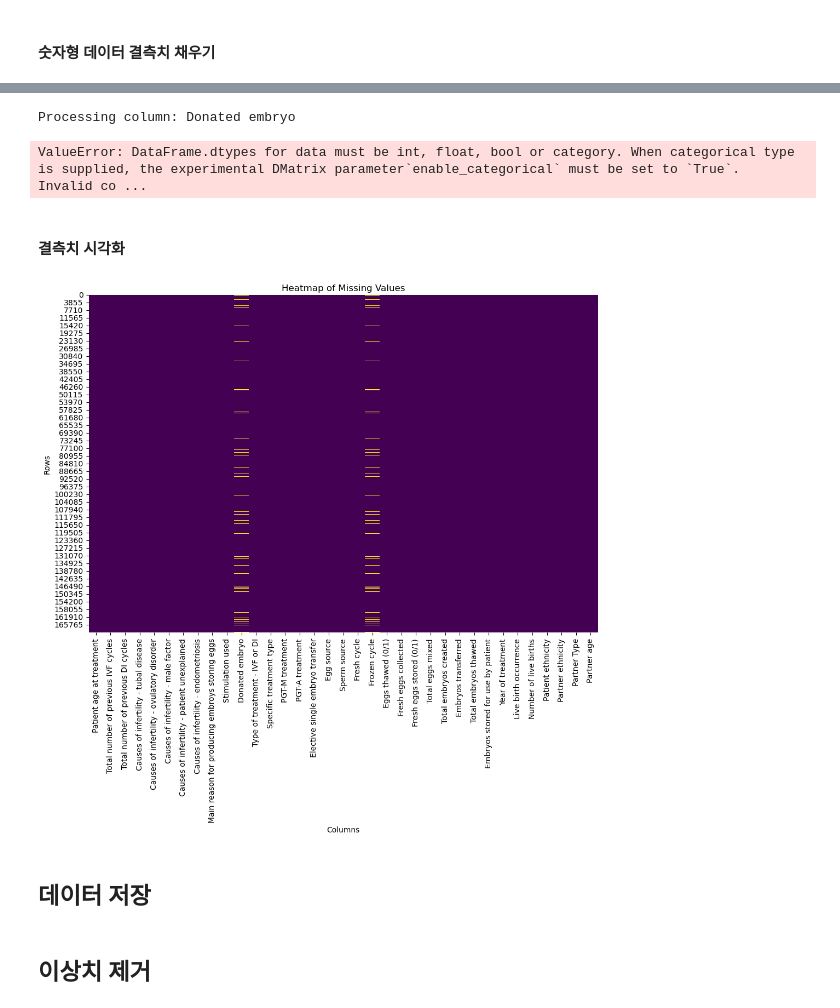
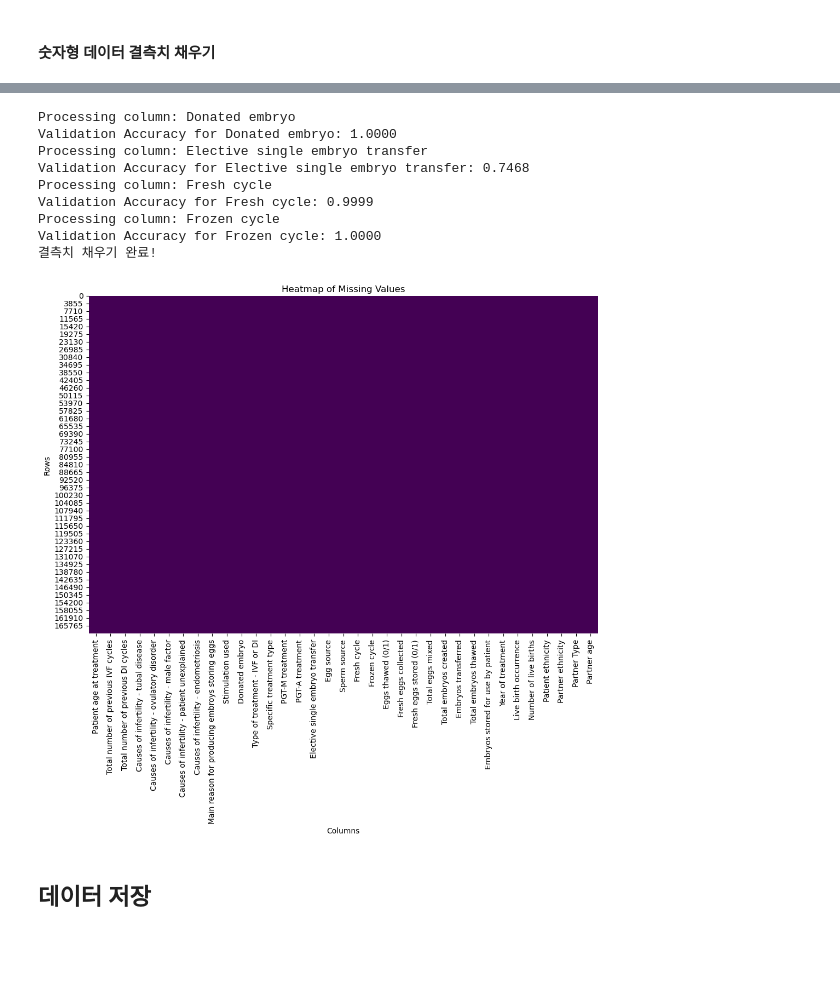
Before and after one commit to helloNarehase/LG_Aimers_2025, a Jupyter notebook: data_process.ipynb, the cells around one changed output, grey strips where cells are left out. Cells and saved outputs as stored; diff of their text form; code cells hidden in the pictures; blank space fills up the shorter version.

```diff
--- a/data_process.ipynb
+++ b/data_process.ipynb
@@ -10,7 +9,7 @@ from sklearn.preprocessing import LabelEncoder
 # %% [markdown]
 ## Data Load
 # %%
-df = pd.read_excel("C:/Users/jiwoo/Desktop/ar-2017-2018.xlsx","Anonymised register")
+df = pd.read_excel("C:/Users/jwChoi/Desktop/Data/ar-2017-2018.xlsx","Anonymised register")
 df.columns
 # %% [output]
 Index(['Patient age at treatment', 'Total number of previous IVF cycles',
@@ -184,0 +192,3 @@ plt.show()
+# %%
+median_value = df_filtered["Embryos transferred"].median() # 중앙값
+df_filtered["Embryos transferred"].fillna(median_value, inplace=True)
@@ -185,13 +263,2 @@ plt.show()
 # %% [markdown]
 #### 숫자형 데이터 결측치 채우기
-# %%
-missing_numerical_columns = df_filtered[numerical_columns].isnull().sum()
-
-# 결측치가 있는 열만 선택
-missing_cols = missing_numerical_columns[missing_numerical_columns > 0].index
-
-df_filtered[missing_cols] = df_filtered[missing_cols].astype(float)
-
-# 해당 열들의 데이터 타입 확인
-missing_data_types = df_filtered[missing_cols].dtypes
-print(missing_data_types)
@@ -210,14 +265,16 @@ See the caveats in the documentation: https://pandas.pydata.org/pandas-docs/stab
 # %%
-import numpy as np
-import pandas as pd
-from xgboost import XGBRegressor
+from xgboost import XGBClassifier
 from sklearn.model_selection import train_test_split
+from sklearn.metrics import accuracy_score
 
 # 결측치 채울 데이터프레임 복사
 df_filled = df_filtered.copy()
 
 # 각 결측치가 있는 열을 타겟으로 설정하여 XGBoost 모델 학습 및 예측
 for col in missing_cols:
+    if col == "Embryos transferred":
+        continue  # 이 변수는 따로 처리했으므로 건너뜀
+
     print(f"Processing column: {col}")
 
     # 결측치가 없는 데이터 선택 (훈련 데이터)
@@ -234,31 +291,47 @@ for col in missing_cols:
     y_train = df_train[col]  # 타겟 변수
     X_test = df_test.drop(columns=missing_cols)  # 테스트 데이터에서도 결측치가 있는 열 제외
 
+    if X_test.empty or X_train.empty:  # 방어 코드 추가
+        print(f"Skipping {col} due to empty training or test set.")
+        continue
+
     # 데이터 분할 (훈련 및 검증)
     X_train_split, X_val, y_train_split, y_val = train_test_split(X_train, y_train, test_size=0.2, random_state=42)
 
     # XGBoost 모델 학습
-    model = XGBRegressor(n_estimators=100, learning_rate=0.1, random_state=42)
-    model.fit(X_train_split, y_train_split, eval_set=[(X_val, y_val)])
+    model = XGBClassifier(n_estimators=100, learning_rate=0.1, random_state=42, objective="binary:logistic")
+    model.fit(X_train_split, y_train_split, eval_set=[(X_val, y_val)], verbose=False)
 
-    # 결측치 예측
+    # 검증 데이터 예측 및 평가
+    y_val_pred = model.predict(X_val)
+    accuracy = accuracy_score(y_val, y_val_pred)
+    print(f"Validation Accuracy for {col}: {accuracy:.4f}")
+
+    # 결측치 예측 및 채우기기
     df_filled.loc[df_filled[col].isnull(), col] = model.predict(X_test)
 
+
 print("결측치 채우기 완료!")
 # %% [output]
 Processing column: Donated embryo
+Validation Accuracy for Donated embryo: 1.0000
+Processing column: Elective single embryo transfer
+Validation Accuracy for Elective single embryo transfer: 0.7468
+Processing column: Fresh cycle
+Validation Accuracy for Fresh cycle: 0.9999
+Processing column: Frozen cycle
+Validation Accuracy for Frozen cycle: 1.0000
+결측치 채우기 완료!
-ValueError: DataFrame.dtypes for data must be int, float, bool or category. When categorical type is supplied, the experimental DMatrix parameter`enable_categorical` must be set to `True`.  Invalid co ...
-# %% [markdown]
-#### 결측치 시각화
 # %%
+# 결측치 히트맵 그리기
 plt.figure(figsize=(12, 8))
-sns.heatmap(df_filtered.isnull(), cbar=False, cmap='viridis')
+sns.heatmap(df_filled.isnull(), cbar=False, cmap='viridis')
 plt.title('Heatmap of Missing Values')
 plt.xlabel('Columns')
 plt.ylabel('Rows')
 plt.show()
 # %% [output]
-[figure, old version]
+[figure, new version]
 # %% [markdown]
 ## 데이터 저장
 # %%
@@ -266,2 +338,0 @@ plt.show()
-# %% [markdown]
-## 이상치 제거
```
Also changed, not shown: parts of 23 cells of this notebook.
